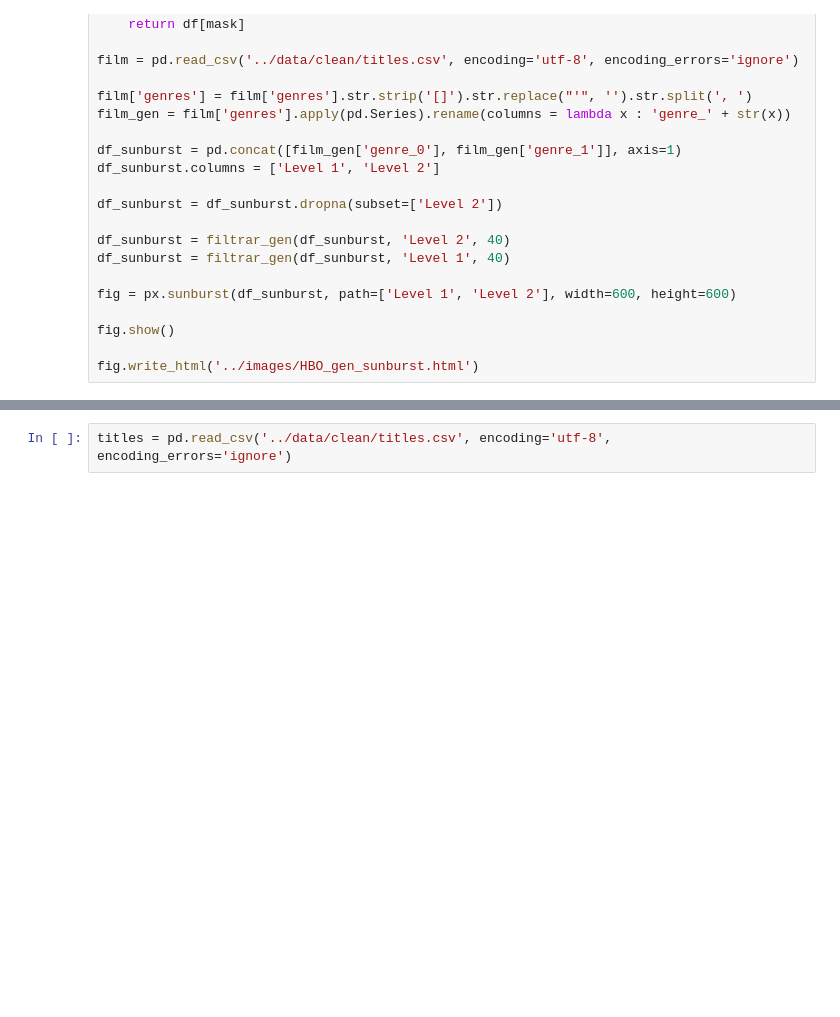
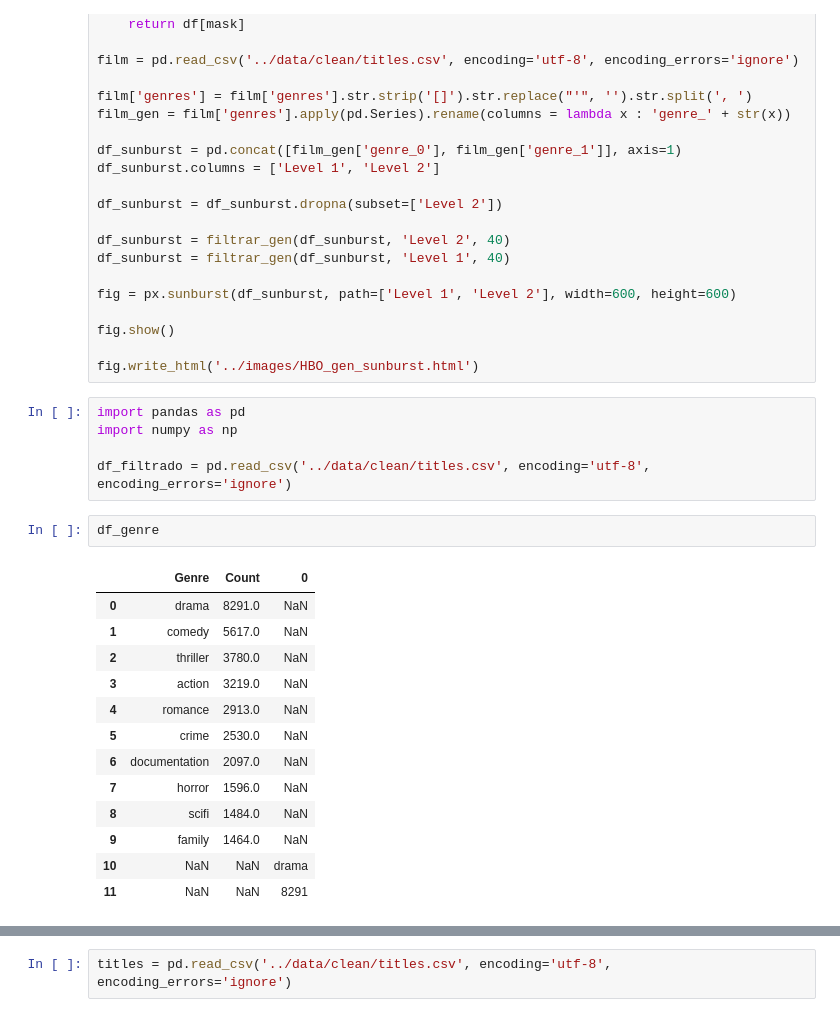
Before and after one commit to jrodrisanz/Final_project, a Jupyter notebook: src/main.ipynb, the cells around one changed output, grey strips where cells are left out. Drawn from its saved outputs; the diff is of its cells as text; blank space fills up the shorter version.

```diff
--- a/src/main.ipynb
+++ b/src/main.ipynb
@@ -1051,3 +1051,24 @@ fig = px.sunburst(df_sunburst, path=['Level 1', 'Level 2'], width=600, height=60
 fig.show()
 
 fig.write_html('../images/HBO_gen_sunburst.html')
+# %%
+import pandas as pd
+import numpy as np
+
+df_filtrado = pd.read_csv('../data/clean/titles.csv', encoding='utf-8', encoding_errors='ignore')
+# %%
+df_genre
+# %% [output]
+|  | Genre | Count | 0 |
+| 0 | drama | 8291.0 | NaN |
+| 1 | comedy | 5617.0 | NaN |
+| 2 | thriller | 3780.0 | NaN |
+| 3 | action | 3219.0 | NaN |
+| 4 | romance | 2913.0 | NaN |
+| 5 | crime | 2530.0 | NaN |
+| 6 | documentation | 2097.0 | NaN |
+| 7 | horror | 1596.0 | NaN |
+| 8 | scifi | 1484.0 | NaN |
+| 9 | family | 1464.0 | NaN |
+| 10 | NaN | NaN | drama |
+| 11 | NaN | NaN | 8291 |
```
Also changed, not shown: parts of 6 cells of this notebook, 1 other file.
